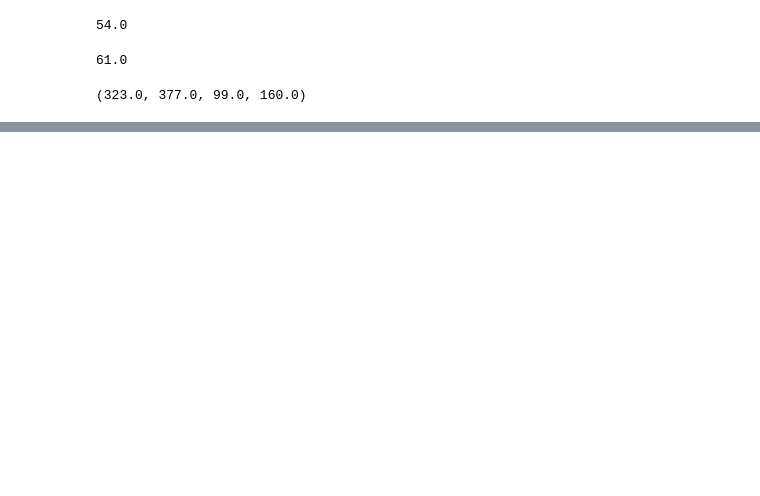
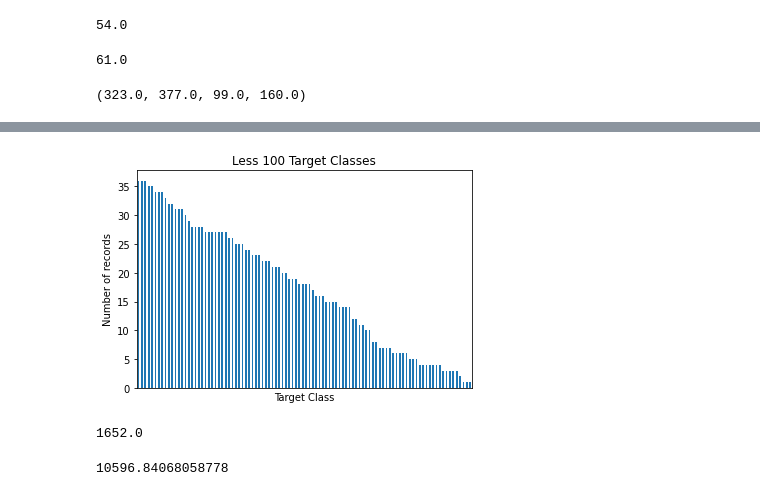
Before and after one commit to alod83/osiris, a Jupyter notebook: osiris2/preprocessing/Statistics.ipynb, the cells around one changed output, grey strips where cells are left out. Saved outputs shown, nothing was run; the diff lists cells and outputs as text; code cells hidden in the pictures; blank space fills up the shorter version.

```diff
--- a/osiris2/preprocessing/Statistics.ipynb
+++ b/osiris2/preprocessing/Statistics.ipynb
@@ -140,0 +164,19 @@ rmin,rmax, cmin,cmax
+# %%
+top_100 = count[len(count)-100:]
+top_100.plot.bar()
+#plt.xticks(np.arange(min(top_100.index), max(top_100.index)+1))
+plt.ylabel('Number of records')
+plt.xlabel('Target Class')
+plt.title('Less 100 Target Classes')
+plt.xticks([])
+plt.show()
+# %% [output]
+[figure, added]
+# %%
+count.median()
+# %% [output]
+1652.0
+# %%
+count.mean()
+# %% [output]
+10596.84068058778
```
Also changed, not shown: parts of 11 cells of this notebook, 5 other files.
